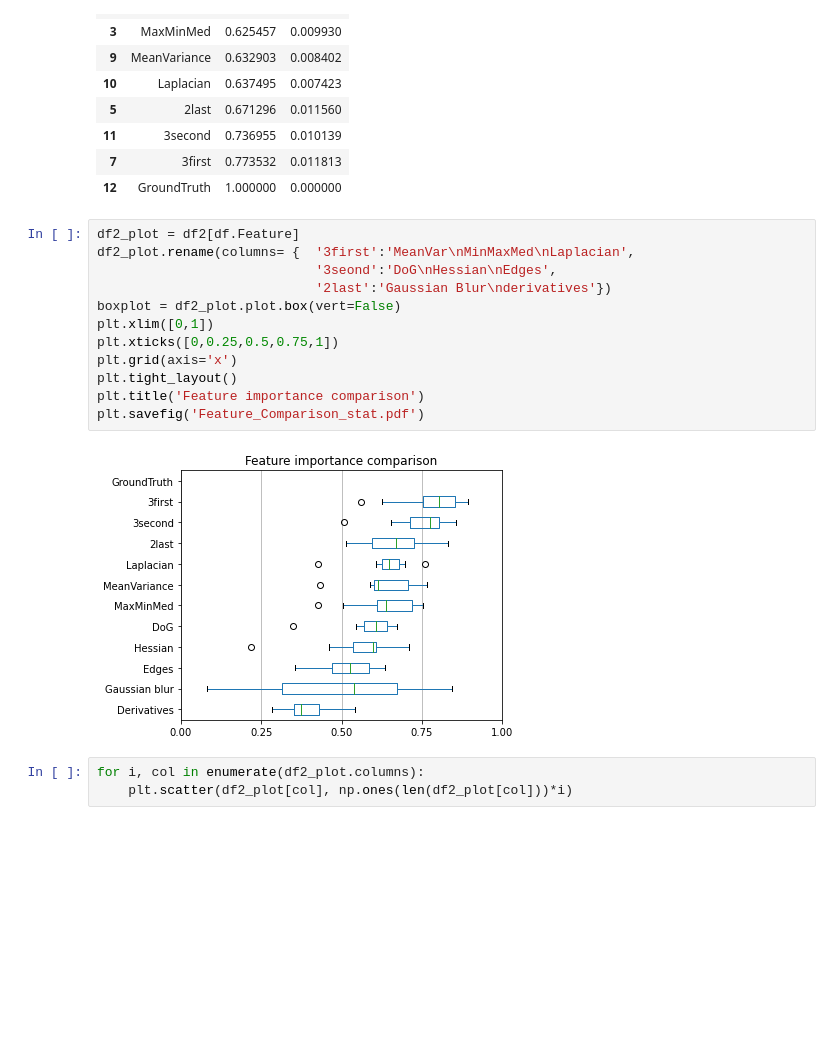
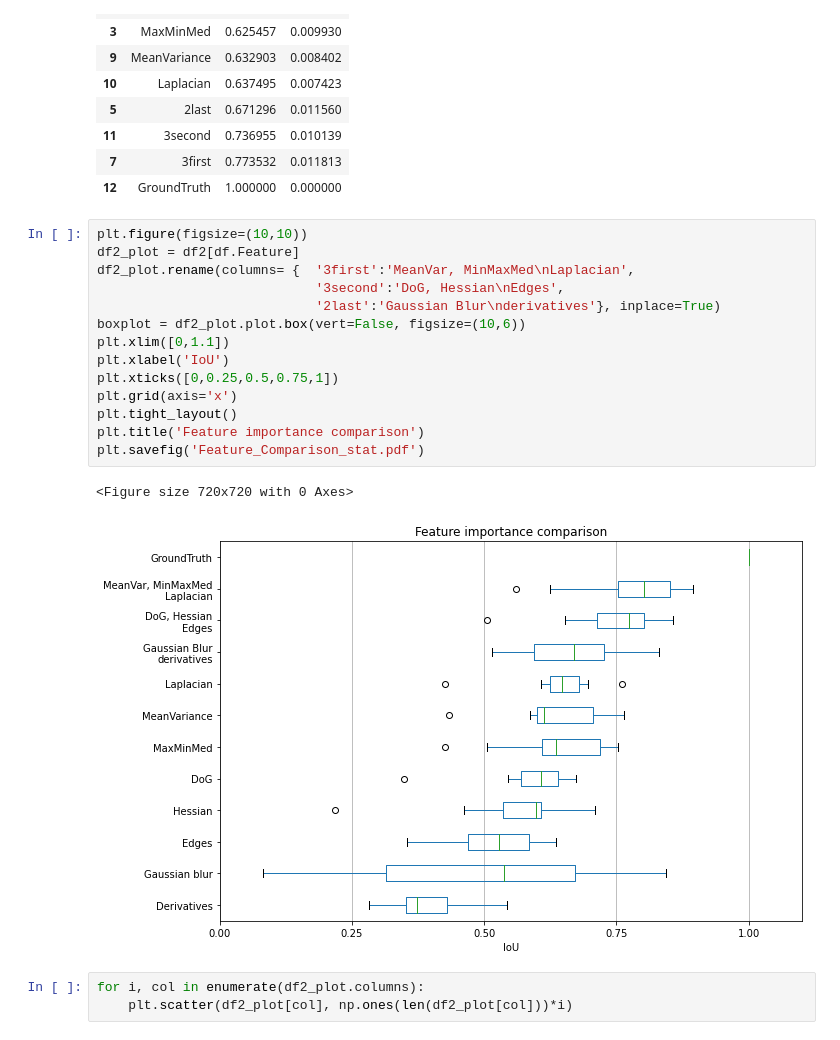
Before and after one commit to dobrik4ever/Segmentation_MiniThesis, a Jupyter notebook: 5 Analysis, results/Feature_combination_stats.ipynb, the cells around one changed output. Cells and saved outputs as stored; diff of their text form; blank space fills up the shorter version.

```diff
--- a/5 Analysis, results/Feature_combination_stats.ipynb
+++ b/5 Analysis, results/Feature_combination_stats.ipynb
@@ -75,19 +75,22 @@ df
 | 7 | 3first | 0.773532 | 0.011813 |
 | 12 | GroundTruth | 1.000000 | 0.000000 |
 # %%
+plt.figure(figsize=(10,10))
 df2_plot = df2[df.Feature]
-df2_plot.rename(columns= {  '3first':'MeanVar\nMinMaxMed\nLaplacian',
-                            '3seond':'DoG\nHessian\nEdges',
-                            '2last':'Gaussian Blur\nderivatives'})
-boxplot = df2_plot.plot.box(vert=False)
-plt.xlim([0,1])
+df2_plot.rename(columns= {  '3first':'MeanVar, MinMaxMed\nLaplacian',
+                            '3second':'DoG, Hessian\nEdges',
+                            '2last':'Gaussian Blur\nderivatives'}, inplace=True)
+boxplot = df2_plot.plot.box(vert=False, figsize=(10,6))
+plt.xlim([0,1.1])
+plt.xlabel('IoU')
 plt.xticks([0,0.25,0.5,0.75,1])
 plt.grid(axis='x')
 plt.tight_layout()
 plt.title('Feature importance comparison')
 plt.savefig('Feature_Comparison_stat.pdf')
 # %% [output]
+<Figure size 720x720 with 0 Axes>
-[figure, old version]
+[figure, new version]
 # %%
 for i, col in enumerate(df2_plot.columns):
     plt.scatter(df2_plot[col], np.ones(len(df2_plot[col]))*i)
```
Also changed, not shown: 2 other files.
